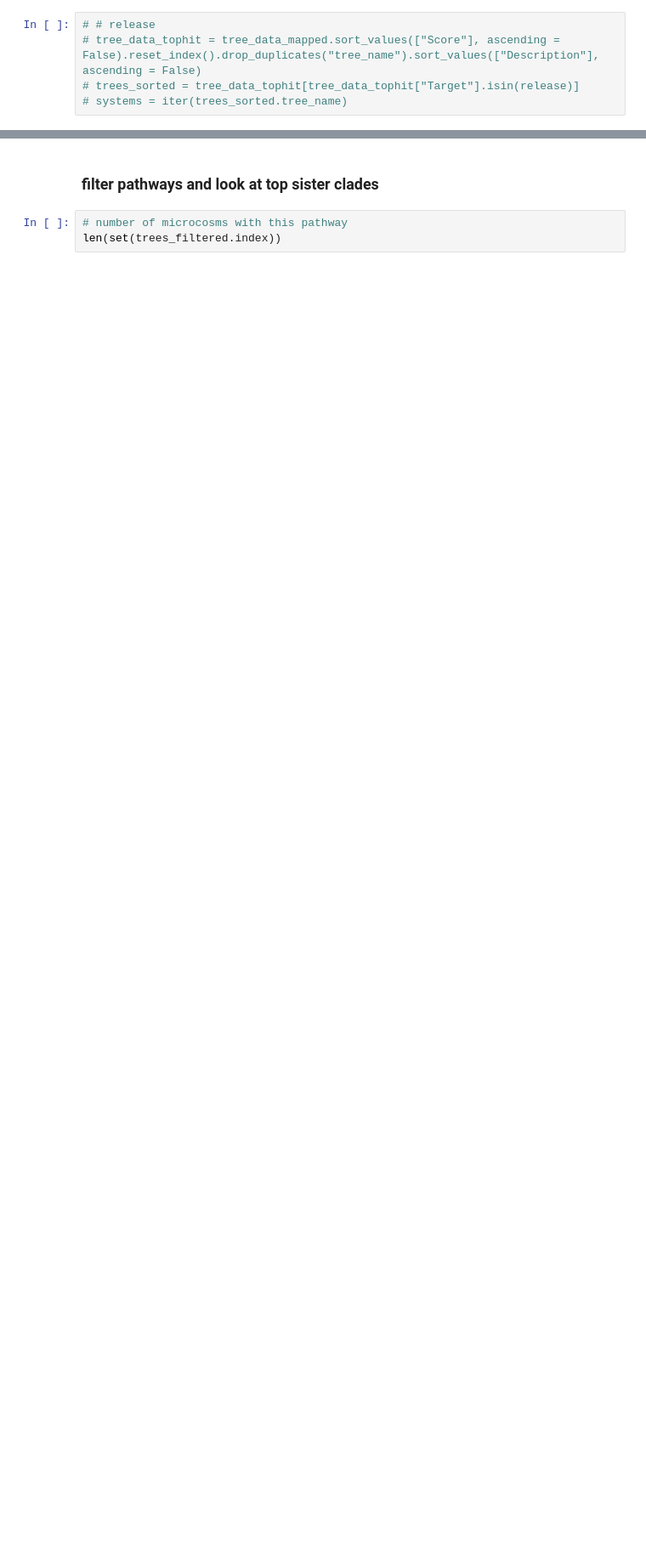
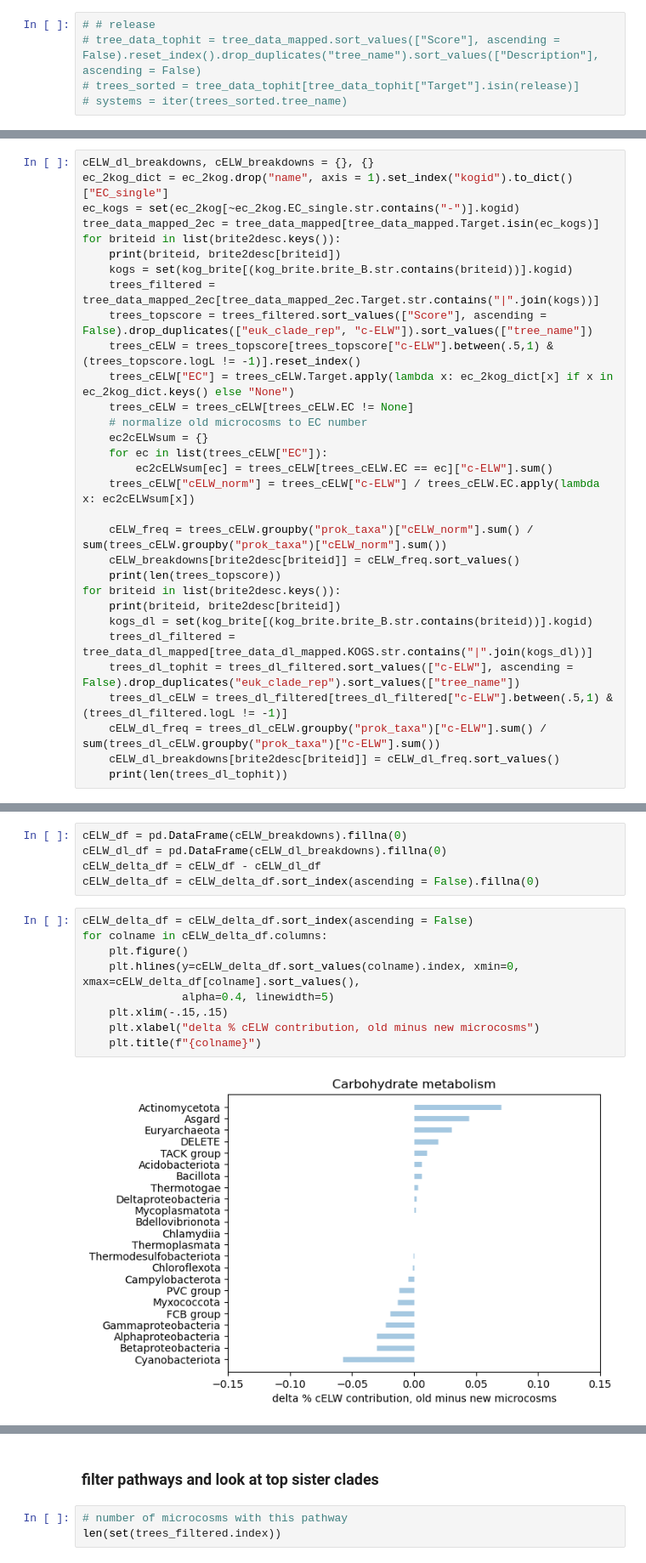
Before and after one commit to VictorTobiasson/eukgen, a Jupyter notebook: microcosm/06.analyze_microcosm.ipynb, the cells around one changed output, grey strips where cells are left out. Shown at 85% size. Saved outputs shown, nothing was run; the diff lists cells and outputs as text; blank space fills up the shorter version.

```diff
--- a/microcosm/06.analyze_microcosm.ipynb
+++ b/microcosm/06.analyze_microcosm.ipynb
@@ -232,0 +435,31 @@ False
+# %%
+cELW_dl_breakdowns, cELW_breakdowns = {}, {}
+ec_2kog_dict = ec_2kog.drop("name", axis = 1).set_index("kogid").to_dict()["EC_single"]
+ec_kogs = set(ec_2kog[~ec_2kog.EC_single.str.contains("-")].kogid)
+tree_data_mapped_2ec = tree_data_mapped[tree_data_mapped.Target.isin(ec_kogs)]
+for briteid in list(brite2desc.keys()):
+    print(briteid, brite2desc[briteid])
+    kogs = set(kog_brite[(kog_brite.brite_B.str.contains(briteid))].kogid)
+    trees_filtered = tree_data_mapped_2ec[tree_data_mapped_2ec.Target.str.contains("|".join(kogs))]
+    trees_topscore = trees_filtered.sort_values(["Score"], ascending = False).drop_duplicates(["euk_clade_rep", "c-ELW"]).sort_values(["tree_name"])
+    trees_cELW = trees_topscore[trees_topscore["c-ELW"].between(.5,1) & (trees_topscore.logL != -1)].reset_index()
+    trees_cELW["EC"] = trees_cELW.Target.apply(lambda x: ec_2kog_dict[x] if x in ec_2kog_dict.keys() else "None")
+    trees_cELW = trees_cELW[trees_cELW.EC != None]
+    # normalize old microcosms to EC number
+    ec2cELWsum = {}
+    for ec in list(trees_cELW["EC"]):
+        ec2cELWsum[ec] = trees_cELW[trees_cELW.EC == ec]["c-ELW"].sum()
+    trees_cELW["cELW_norm"] = trees_cELW["c-ELW"] / trees_cELW.EC.apply(lambda x: ec2cELWsum[x])
+
+    cELW_freq = trees_cELW.groupby("prok_taxa")["cELW_norm"].sum() / sum(trees_cELW.groupby("prok_taxa")["cELW_norm"].sum())
+    cELW_breakdowns[brite2desc[briteid]] = cELW_freq.sort_values()
+    print(len(trees_topscore))
+for briteid in list(brite2desc.keys()):
+    print(briteid, brite2desc[briteid])
+    kogs_dl = set(kog_brite[(kog_brite.brite_B.str.contains(briteid))].kogid)
+    trees_dl_filtered = tree_data_dl_mapped[tree_data_dl_mapped.KOGS.str.contains("|".join(kogs_dl))]
+    trees_dl_tophit = trees_dl_filtered.sort_values(["c-ELW"], ascending = False).drop_duplicates("euk_clade_rep").sort_values(["tree_name"])
+    trees_dl_cELW = trees_dl_filtered[trees_dl_filtered["c-ELW"].between(.5,1) & (trees_dl_filtered.logL != -1)]
+    cELW_dl_freq = trees_dl_cELW.groupby("prok_taxa")["c-ELW"].sum() / sum(trees_dl_cELW.groupby("prok_taxa")["c-ELW"].sum())
+    cELW_dl_breakdowns[brite2desc[briteid]] = cELW_dl_freq.sort_values()
+    print(len(trees_dl_tophit))
@@ -232,0 +593,16 @@ False
+# %%
+cELW_df = pd.DataFrame(cELW_breakdowns).fillna(0)
+cELW_dl_df = pd.DataFrame(cELW_dl_breakdowns).fillna(0)
+cELW_delta_df = cELW_df - cELW_dl_df
+cELW_delta_df = cELW_delta_df.sort_index(ascending = False).fillna(0)
+# %%
+cELW_delta_df = cELW_delta_df.sort_index(ascending = False)
+for colname in cELW_delta_df.columns:
+    plt.figure()
+    plt.hlines(y=cELW_delta_df.sort_values(colname).index, xmin=0, xmax=cELW_delta_df[colname].sort_values(),
+               alpha=0.4, linewidth=5)
+    plt.xlim(-.15,.15)
+    plt.xlabel("delta % cELW contribution, old minus new microcosms")
+    plt.title(f"{colname}")
+# %% [output]
+[figure, added]
```
Also changed, not shown: parts of 94 cells of this notebook, 9 other files.
